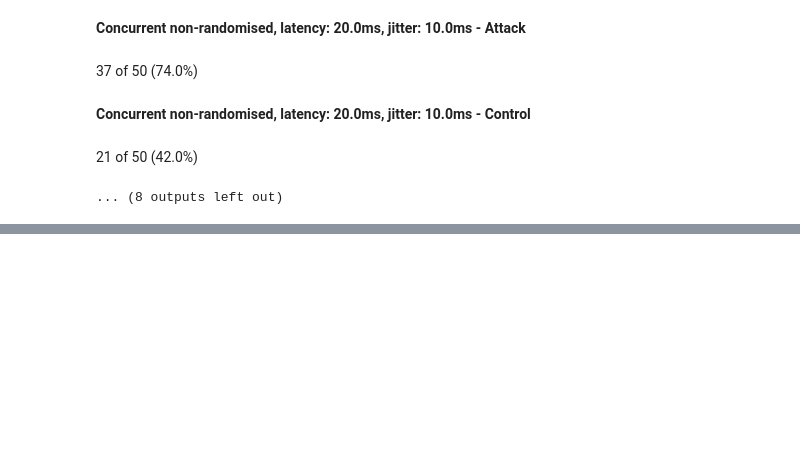
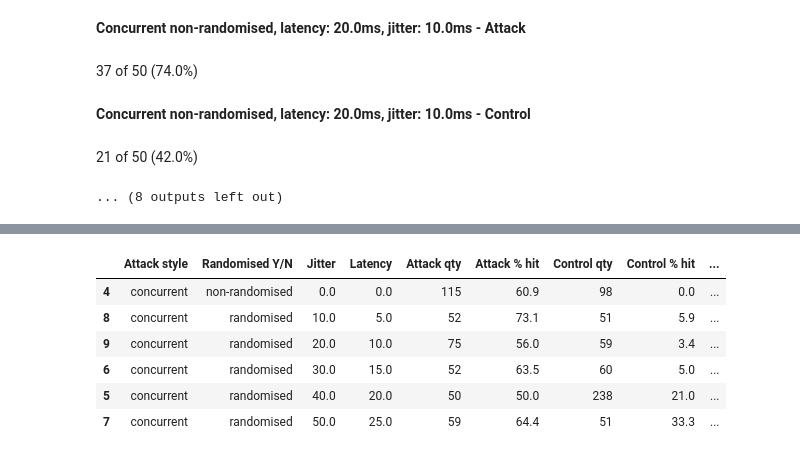
Before and after one commit to jefc1111/laravel-user-enumeration-demo, a Jupyter notebook: result_analysis.ipynb, the cells around one changed output, grey strips where cells are left out. Saved outputs shown, nothing was run; the diff lists cells and outputs as text; code cells hidden in the pictures; blank space fills up the shorter version.

```diff
--- a/result_analysis.ipynb
+++ b/result_analysis.ipynb
@@ -13,21 +13,26 @@ def my_print(str):
     if (debug):
         print(str)
 
-def make_title_from_folder_path(path):
+def get_path_elements(path):
     folder_segments = path.split('/')
     seq_or_con = folder_segments[1]
     rand_or_not = folder_segments[2]
     latency = int(folder_segments[3][:3])/10
     jitter = int(folder_segments[3][3:])/10
 
+    return seq_or_con, rand_or_not, latency, jitter
+
+def make_title_from_folder_path(path):
+    seq_or_con, rand_or_not, latency, jitter = get_path_elements(path)
+
     return f'{seq_or_con} {rand_or_not}, latency: {latency}ms, jitter: {jitter}ms'.capitalize()
 
 # https://stackoverflow.com/a/40347279
-def fast_scandir(dirname):
-    subfolders= [f.path for f in os.scandir(dirname) if f.is_dir()]
-    for dirname in list(subfolders):
-        subfolders.extend(fast_scandir(dirname))
-    return subfolders
+# def fast_scandir(dirname):
+#     subfolders= [f.path for f in os.scandir(dirname) if f.is_dir()]
+#     for dirname in list(subfolders):
+#         subfolders.extend(fast_scandir(dirname))
+#     return subfolders
 
 def get_clean_data(folder, name, batch_qty):
     input_df = pd.read_csv(f'{folder}/{name}.csv', header=None, nrows=batch_qty*5)
@@ -49,21 +54,29 @@ def get_clean_data(folder, name, batch_qty):
 
     return input_df[0]
 
-# NOTE no outlier removal etc - here we are trying to see how effective the most naive implemetantion would be.
-# I.e. how likely it is that an attack is accurate given a small sample of salvos (i.e. 5 pairs as the entire attack).
-def overall_result(folder, location, type, batch_qty):
-    filename = f'{location}_{type}_winners.csv'
-
+def get_summary_stats(folder, filename, batch_qty):
     input_df = pd.read_csv(f'{folder}/{filename}', header=None, nrows=batch_qty)
     total_qty = len(input_df)
     suspect_email_exists_qty = len(input_df[input_df[0] == 0])
 
     pct = (suspect_email_exists_qty / total_qty) * 100
 
+    return total_qty, suspect_email_exists_qty, pct
+
+# NOTE no outlier removal etc - here we are trying to see how effective the most naive implemetantion would be.
+# I.e. how likely it is that an attack is accurate given a small sample of salvos (i.e. 5 pairs as the entire attack).
+def overall_result(folder, location, type, batch_qty):
+    total_qty, suspect_email_exists_qty, pct = get_summary_stats(
+        folder,
+        f'{location}_{type}_winners.csv',
+        batch_qty
+    )
+
     summary_section = f'{suspect_email_exists_qty} of {total_qty} ({pct}%)'
 
     my_print(f'{summary_section} results indicate a user exists with the given email')
     display(Markdown(f'**{make_title_from_folder_path(folder)} - {type.title()}**'))
+
     display(Markdown(summary_section))
 # Locations: local, remote
 # Types: attack, control
@@ -85,7 +98,7 @@ def analyse_result_folder(folder, locations=["local"], types=["attack", "control
     xlim=5e8
 
     ax = df.plot.kde(
-        # bw_method=0.1,
+        # bw_method=0.01,
         title=make_title_from_folder_path(folder),
         figsize=(10,3),
         color=['red', 'olivedrab', 'goldenrod', 'mediumseagreen'],
@@ -172,0 +255,11 @@ analyse_result_folder('concurrent/non-randomised/400200')
+# %%
+concurrent_df = df.iloc[[4, 7, 9, 8, 6, 5]].sort_values(by=['Jitter', 'Latency'])
+concurrent_df
+# %% [output]
+|  | Attack style | Randomised Y/N | Jitter | Latency | Attack qty | Attack % hit | Control qty | Control % hit | ... |
+| 4 | concurrent | non-randomised | 0.0 | 0.0 | 115 | 60.9 | 98 | 0.0 | ... |
+| 8 | concurrent | randomised | 10.0 | 5.0 | 52 | 73.1 | 51 | 5.9 | ... |
+| 9 | concurrent | randomised | 20.0 | 10.0 | 75 | 56.0 | 59 | 3.4 | ... |
+| 6 | concurrent | randomised | 30.0 | 15.0 | 52 | 63.5 | 60 | 5.0 | ... |
+| 5 | concurrent | randomised | 40.0 | 20.0 | 50 | 50.0 | 238 | 21.0 | ... |
+| 7 | concurrent | randomised | 50.0 | 25.0 | 59 | 64.4 | 51 | 33.3 | ... |
```
Also changed, not shown: parts of 5 cells of this notebook, 29 other files.
